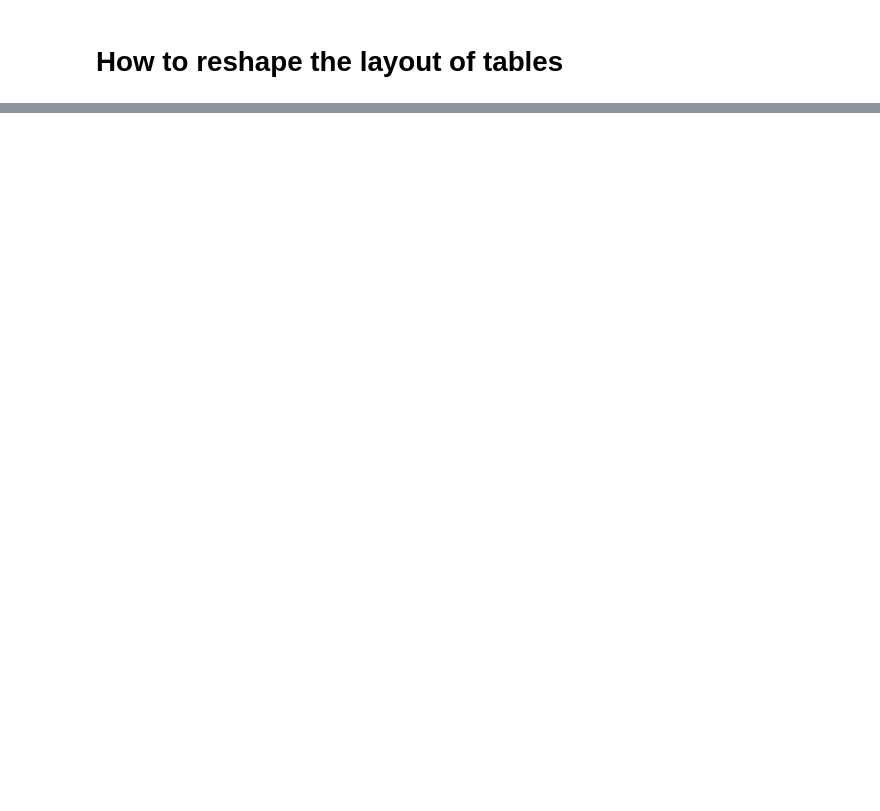
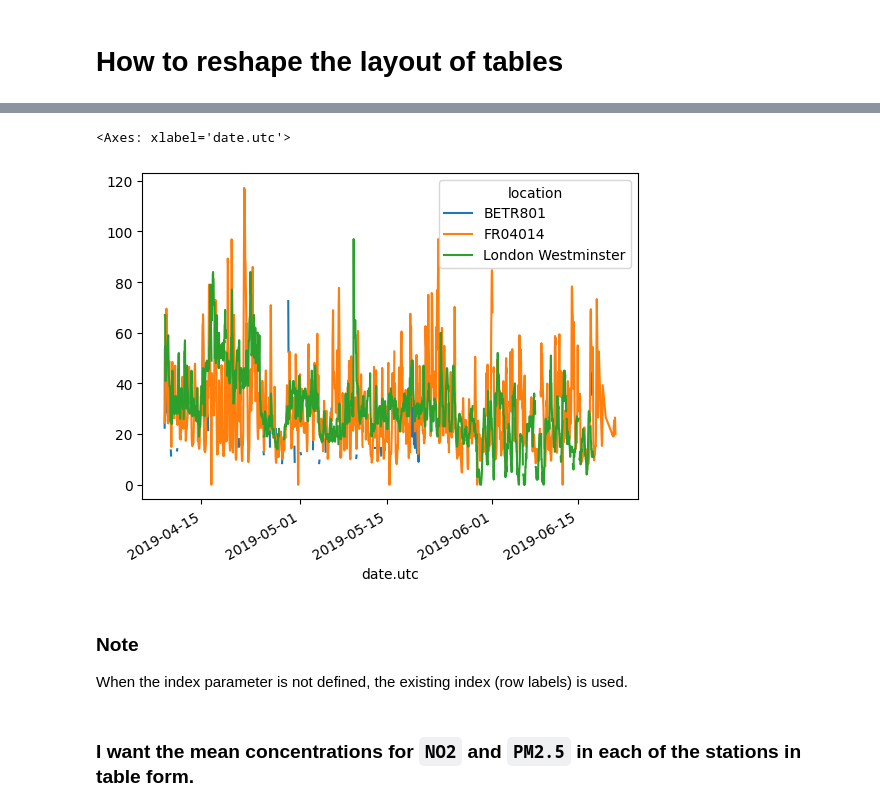
Before and after one commit to ProCO-RPHopkins/myPandas.edu, a Jupyter notebook: shaping_table_layout.ipynb, the cells around one changed output, grey strips where cells are left out. Drawn from its saved outputs; the diff is of its cells as text; code cells hidden in the pictures; blank space fills up the shorter version.

Commit message:
Reshaped layout of tables complete

```diff
--- a/shaping_table_layout.ipynb
+++ b/shaping_table_layout.ipynb
@@ -12,3 +12,10 @@ titanic.head()
 | 2 | 3 | 1 | 3 | Heikkinen, Miss Laina | female | 26.0 | 0 | 0 | STON/O2. 3101282 | 7.9250 | ... |
 | 3 | 4 | 1 | 1 | Futrelle, Mrs. Jacques Heath (Lil... | female | 35.0 | 1 | 0 | 113803 | 53.1000 | ... |
 | 4 | 5 | 0 | 3 | Allen, Mr. William Henry | male | 35.0 | 0 | 0 | 373450 | 8.0500 | ... |
+# %%
+air_quality = pd.read_csv(
+    "air_quality_long.csv",
+    index_col="date.utc",
+    parse_dates=True
+)
+air_quality.head()
@@ -14,0 +60,3 @@ titanic.head()
+# %%
+# Filter for NO2 data only
+no2 = air_quality[air_quality["parameter"] == "no2"]
@@ -14,0 +101,11 @@ titanic.head()
+# %%
+no2.pivot(columns="location", values="value").plot()
+# %% [output]
+<Axes: xlabel='date.utc'>
+[figure, added]
+# %% [markdown]
+### Note
+
+When the index parameter is not defined, the existing index (row labels) is used.
+# %% [markdown]
+### I want the mean concentrations for `NO2` and `PM2.5` in each of the stations in table form.
```
Also changed, not shown: parts of 30 cells of this notebook, 1 other file.
